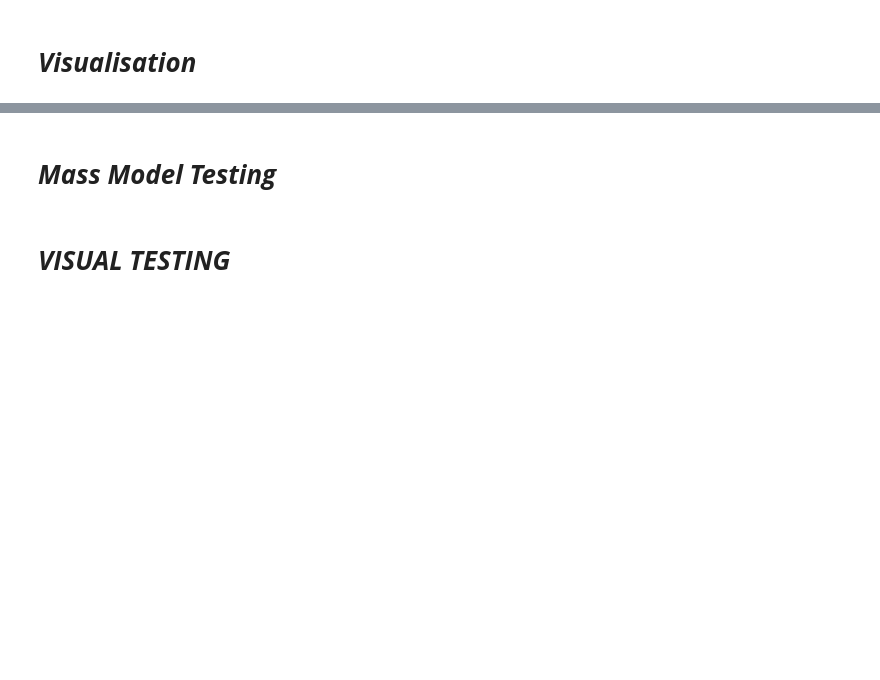
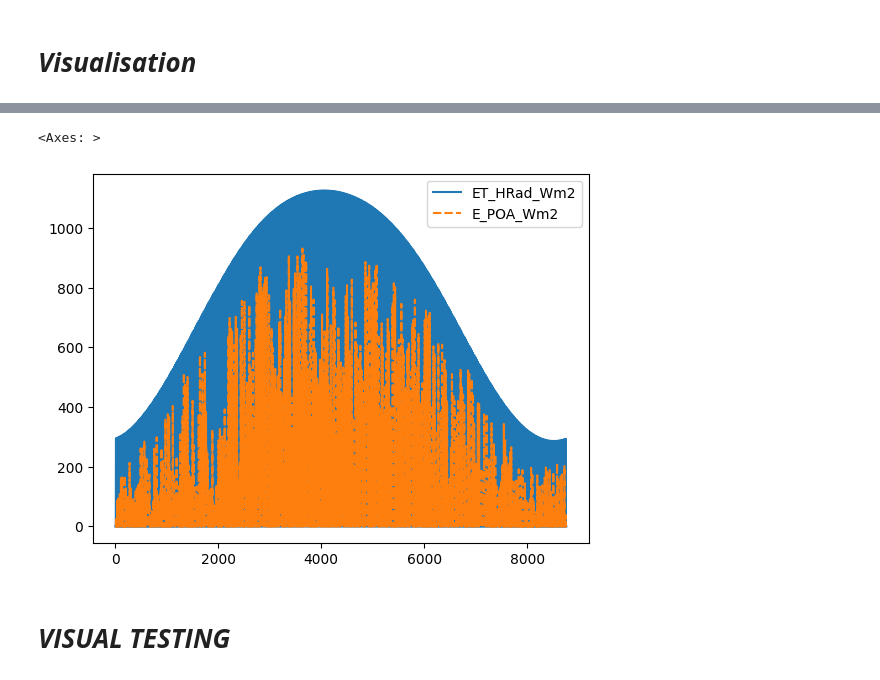
Before and after one commit to Daniel-Parke/WiseWattage, a Jupyter notebook: WiseWattage/wisewattage.ipynb, the cells around one changed output, grey strips where cells are left out. Cells and saved outputs as stored; diff of their text form; code cells hidden in the pictures; blank space fills up the shorter version.

```diff
--- a/WiseWattage/wisewattage.ipynb
+++ b/WiseWattage/wisewattage.ipynb
@@ -435,4 +477,5 @@ px.line(pv_model.models[0]["model_result"][["ET_HRad_kWm2", "E_POA_kWm2"]])
 # %%
-sns.lineplot(pv_model.models[0]["model_result"][["ET_HRad_kWm2", "E_POA_kWm2"]])
+sns.lineplot(pv_model.models[0]["model_result"][["ET_HRad_Wm2", "E_POA_Wm2"]])
+# %% [output]
+<Axes: >
+[figure, added]
-# %% [markdown]
-# ***Mass Model Testing***
```
Also changed, not shown: parts of 53 cells of this notebook, 7 other files.
